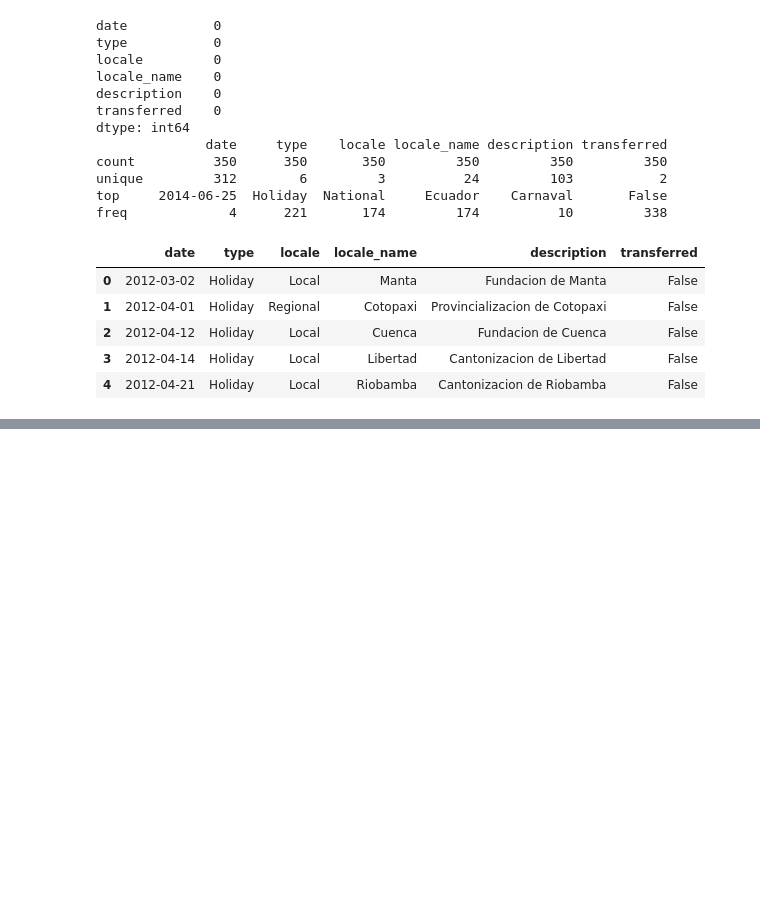
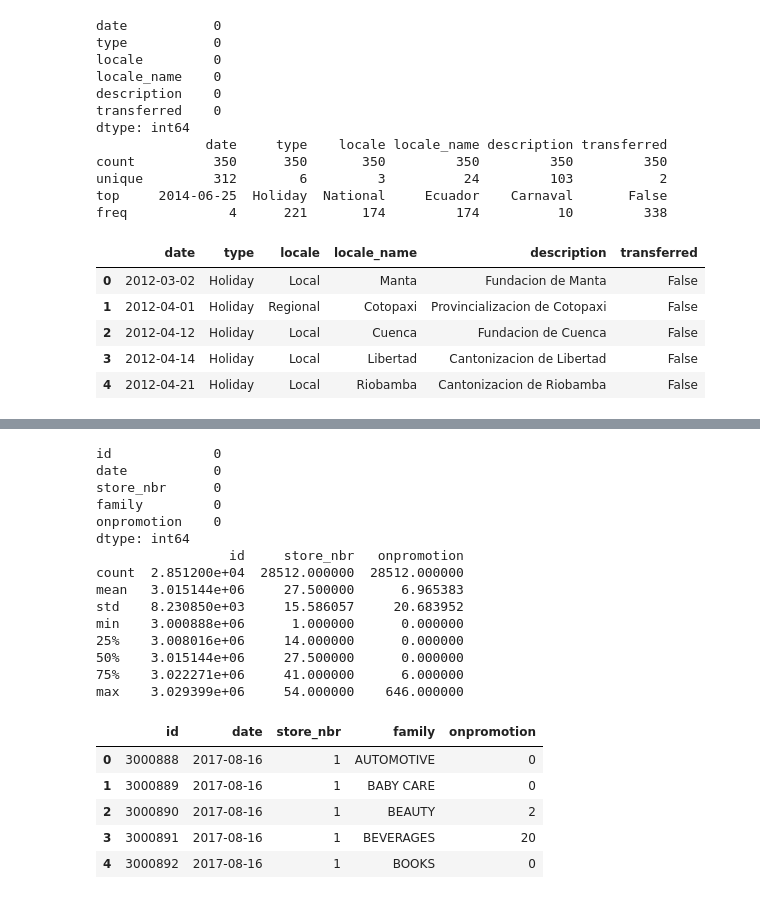
Before and after one commit to akaler55/Machine-Learning, a Jupyter notebook: timer-series-forecasting.ipynb, the cells around one changed output, grey strips where cells are left out. Saved outputs shown, nothing was run; the diff lists cells and outputs as text; code cells hidden in the pictures; blank space fills up the shorter version.

```diff
--- a/timer-series-forecasting.ipynb
+++ b/timer-series-forecasting.ipynb
@@ -93,0 +181,26 @@ freq             4      221       174         174          10         338
+# %%
+print(test_df.isna().sum())
+print(test_df.describe())
+test_df.head()
+# %% [output]
+id             0
+date           0
+store_nbr      0
+family         0
+onpromotion    0
+dtype: int64
+                 id     store_nbr   onpromotion
+count  2.851200e+04  28512.000000  28512.000000
+mean   3.015144e+06     27.500000      6.965383
+std    8.230850e+03     15.586057     20.683952
+min    3.000888e+06      1.000000      0.000000
+25%    3.008016e+06     14.000000      0.000000
+50%    3.015144e+06     27.500000      0.000000
+75%    3.022271e+06     41.000000      6.000000
+max    3.029399e+06     54.000000    646.000000
+|  | id | date | store_nbr | family | onpromotion |
+| 0 | 3000888 | 2017-08-16 | 1 | AUTOMOTIVE | 0 |
+| 1 | 3000889 | 2017-08-16 | 1 | BABY CARE | 0 |
+| 2 | 3000890 | 2017-08-16 | 1 | BEAUTY | 2 |
+| 3 | 3000891 | 2017-08-16 | 1 | BEVERAGES | 20 |
+| 4 | 3000892 | 2017-08-16 | 1 | BOOKS | 0 |
```
Also changed, not shown: parts of 6 cells of this notebook.
